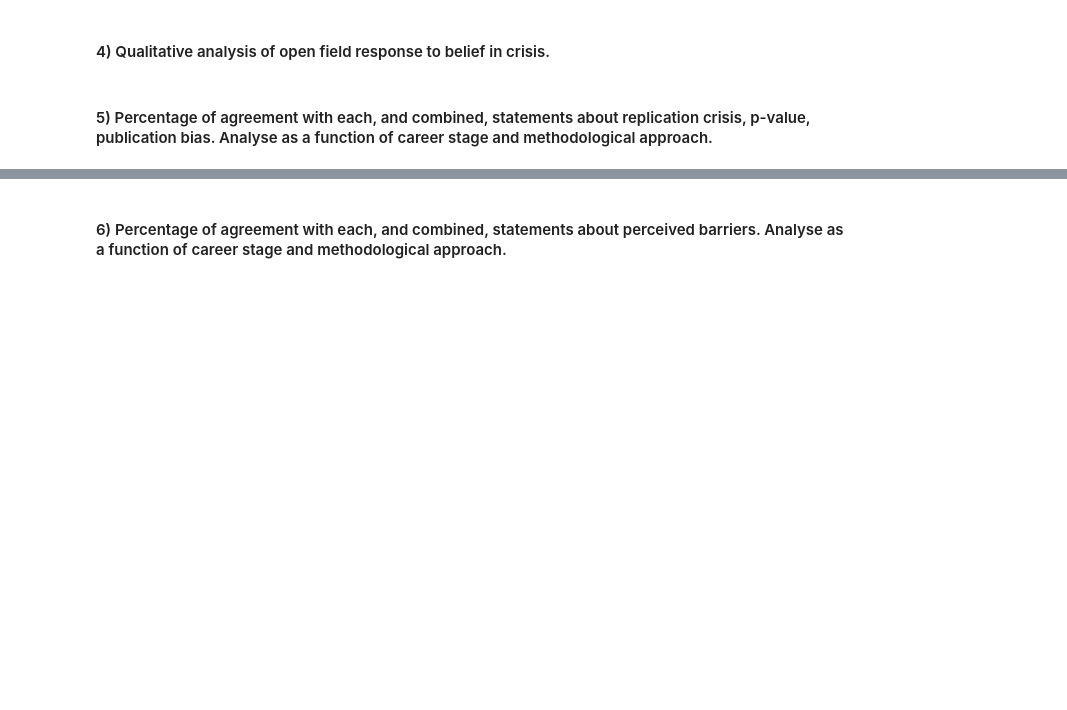
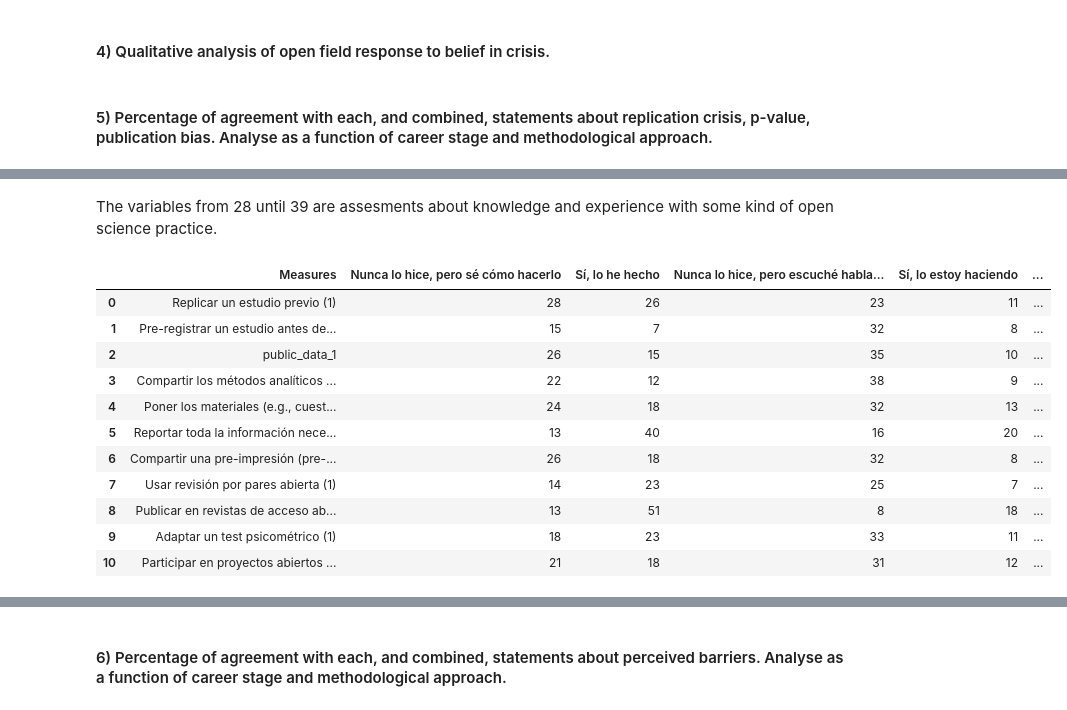
Before and after one commit to francosbenitez/thesis, a Jupyter notebook: analysis/py-script.ipynb, the cells around one changed output, grey strips where cells are left out. Saved outputs shown, nothing was run; the diff lists cells and outputs as text; code cells hidden in the pictures; blank space fills up the shorter version.

```diff
--- a/analysis/py-script.ipynb
+++ b/analysis/py-script.ipynb
@@ -335,7 +333,7 @@ def make_table(column):
 def tables_by_columns(index_col_1, index_col_2):
     l = []
     for (i, column) in enumerate(df):
-        if (i >= index_col_1 and i < index_col_2):
+        if (i >= index_col_1 and i <= index_col_2):
             l.append(make_table(df[column]))
     return l
 
@@ -350,8 +348,3 @@ def convert_to_int(df):
         if (i > 0):
             df[[column]] = df[[column]].astype('Int64').fillna(0)
     return df
-
-science = convert_to_int(combinate_tables(tables_by_columns(11, 28)))
-science.to_csv(r'../data/science.csv', index=False)
-
-science
@@ -376,0 +397,19 @@ science
+# %% [markdown]
+The variables from 28 until 39 are assesments about knowledge and experience with some kind of open science practice.
+# %%
+experience = convert_to_int(combinate_tables(tables_by_columns(28, 38)))
+experience.to_csv(r'../data/experience.csv', index=False)
+experience
+# %% [output]
+|  | Measures | Nunca lo hice, pero sé cómo hacerlo | Sí, lo he hecho | Nunca lo hice, pero escuché habla... | Sí, lo estoy haciendo | ... |
+| 0 | Replicar un estudio previo (1) | 28 | 26 | 23 | 11 | ... |
+| 1 | Pre-registrar un estudio antes de... | 15 | 7 | 32 | 8 | ... |
+| 2 | public_data_1 | 26 | 15 | 35 | 10 | ... |
+| 3 | Compartir los métodos analíticos ... | 22 | 12 | 38 | 9 | ... |
+| 4 | Poner los materiales (e.g., cuest... | 24 | 18 | 32 | 13 | ... |
+| 5 | Reportar toda la información nece... | 13 | 40 | 16 | 20 | ... |
+| 6 | Compartir una pre-impresión (pre-... | 26 | 18 | 32 | 8 | ... |
+| 7 | Usar revisión por pares abierta (1) | 14 | 23 | 25 | 7 | ... |
+| 8 | Publicar en revistas de acceso ab... | 13 | 51 | 8 | 18 | ... |
+| 9 | Adaptar un test psicométrico (1) | 18 | 23 | 33 | 11 | ... |
+| 10 | Participar en proyectos abiertos ... | 21 | 18 | 31 | 12 | ... |
```
Also changed, not shown: parts of 9 cells of this notebook, 4 other files.
